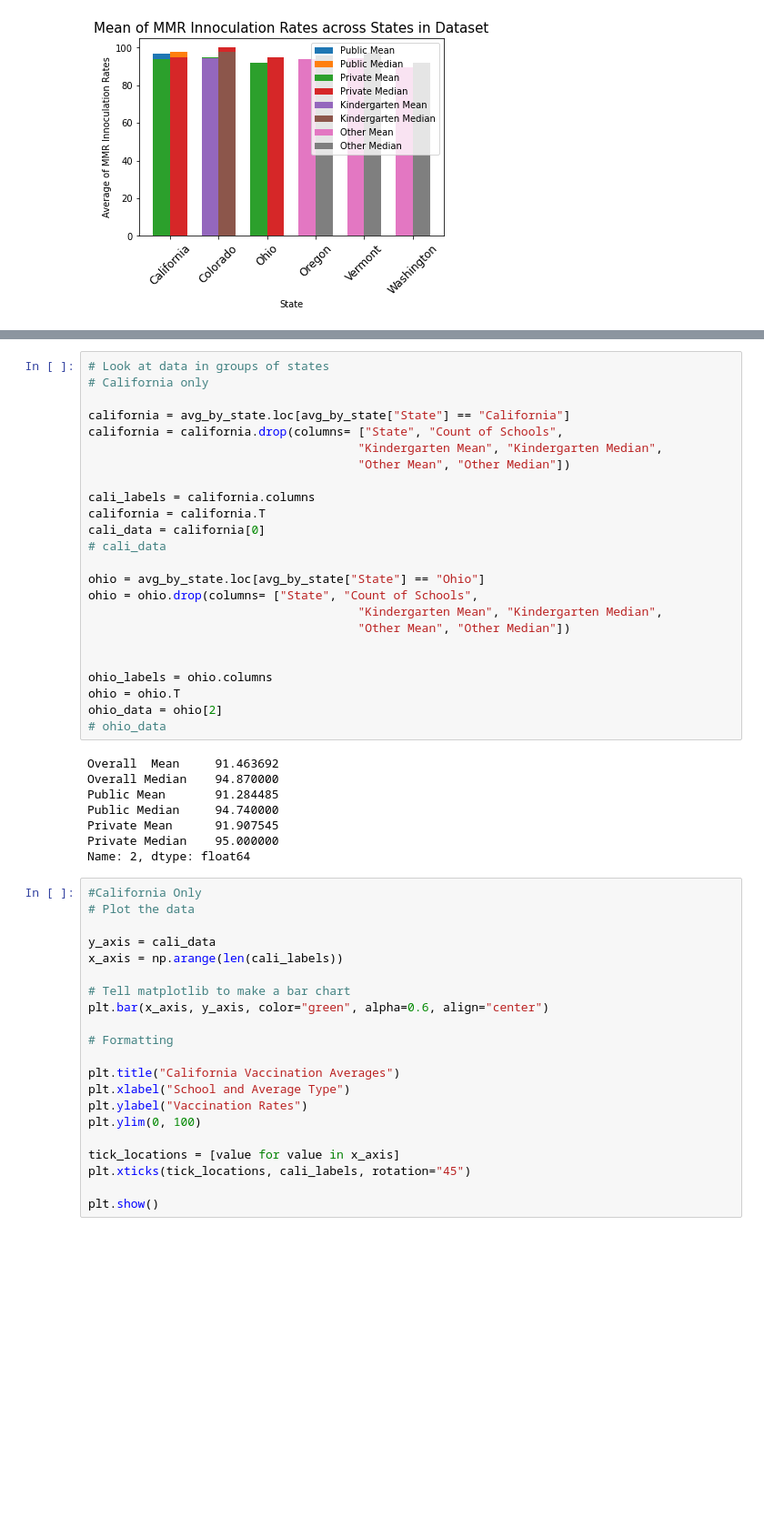
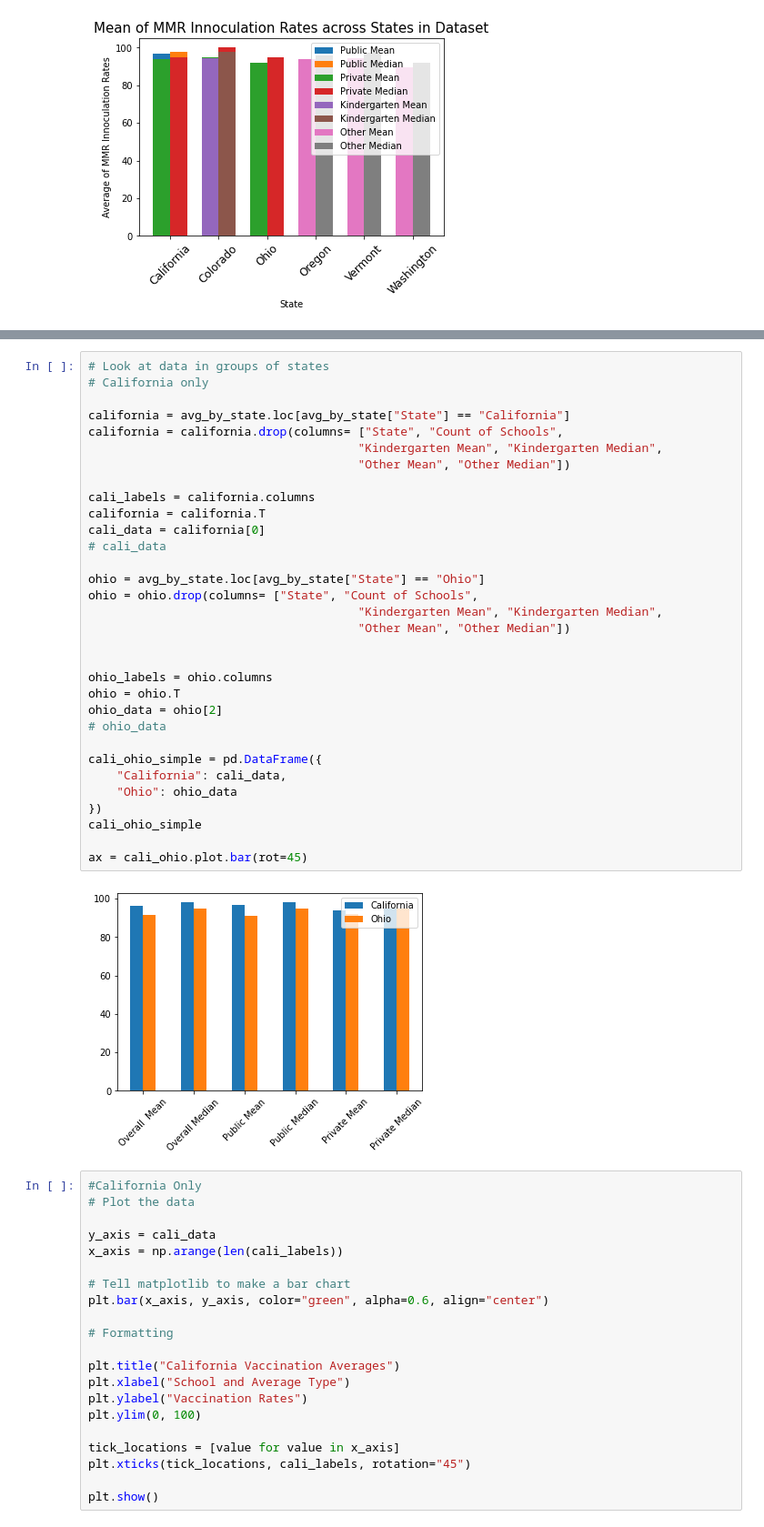
Before and after one commit to mel-c-lowe/UMN_Bootcamp_Project_One, a Jupyter notebook: MMR Vaccinations Trends.ipynb, the cells around one changed output, grey strips where cells are left out. Shown at 91% size. Drawn from its saved outputs; the diff is of its cells as text; blank space fills up the shorter version.

```diff
--- a/MMR Vaccinations Trends.ipynb
+++ b/MMR Vaccinations Trends.ipynb
@@ -312,35 +312,37 @@ avg_by_state
 # %%
 # Look at data in groups of states
 # California only
 
 california = avg_by_state.loc[avg_by_state["State"] == "California"]
 california = california.drop(columns= ["State", "Count of Schools",
                                       "Kindergarten Mean", "Kindergarten Median",
                                       "Other Mean", "Other Median"])
 
 cali_labels = california.columns
 california = california.T
 cali_data = california[0]
 # cali_data
 
 ohio = avg_by_state.loc[avg_by_state["State"] == "Ohio"]
 ohio = ohio.drop(columns= ["State", "Count of Schools",
                                       "Kindergarten Mean", "Kindergarten Median",
                                       "Other Mean", "Other Median"])
 
 
 ohio_labels = ohio.columns
 ohio = ohio.T
 ohio_data = ohio[2]
 # ohio_data
+
+cali_ohio_simple = pd.DataFrame({
+    "California": cali_data,
+    "Ohio": ohio_data
+})
+cali_ohio_simple
+
+ax = cali_ohio.plot.bar(rot=45)
 # %% [output]
-Overall  Mean     91.463692
-Overall Median    94.870000
-Public Mean       91.284485
-Public Median     94.740000
-Private Mean      91.907545
-Private Median    95.000000
-Name: 2, dtype: float64
+[figure, added]
 # %%
 #California Only
 # Plot the data
```
Also changed, not shown: parts of 2 cells of this notebook.
